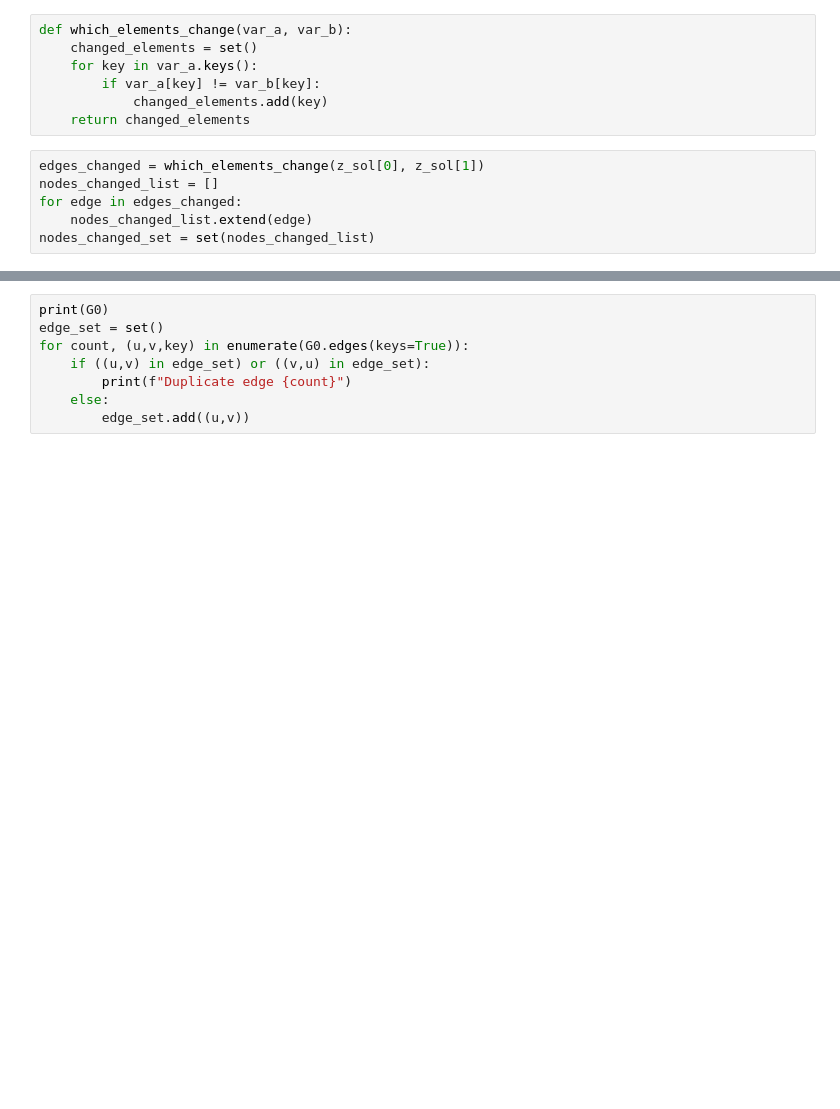
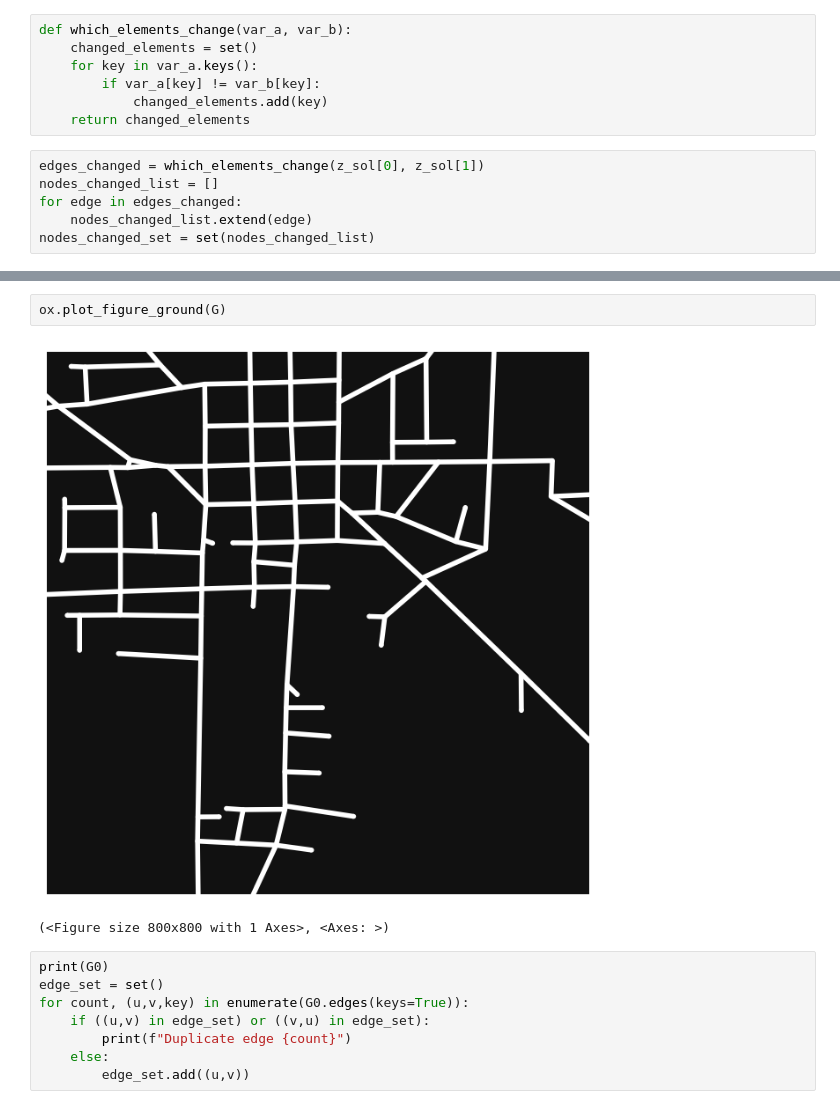
Before and after one commit to matt-banschbach/CMOR492-DWS, a Jupyter notebook: visualization/visual_sandbox.ipynb, the cells around one changed output, grey strips where cells are left out. Cells and saved outputs as stored; diff of their text form; blank space fills up the shorter version.

```diff
--- a/visualization/visual_sandbox.ipynb
+++ b/visualization/visual_sandbox.ipynb
@@ -264,3 +272,8 @@ Edge apparently not connected to a treatment center: (59125630, 59125637)
+# %%
+ox.plot_figure_ground(G)
+# %% [output]
+[figure, added]
+(<Figure size 800x800 with 1 Axes>, <Axes: >)
 # %%
 print(G0)
 edge_set = set()
```
Also changed, not shown: parts of 9 cells of this notebook.
